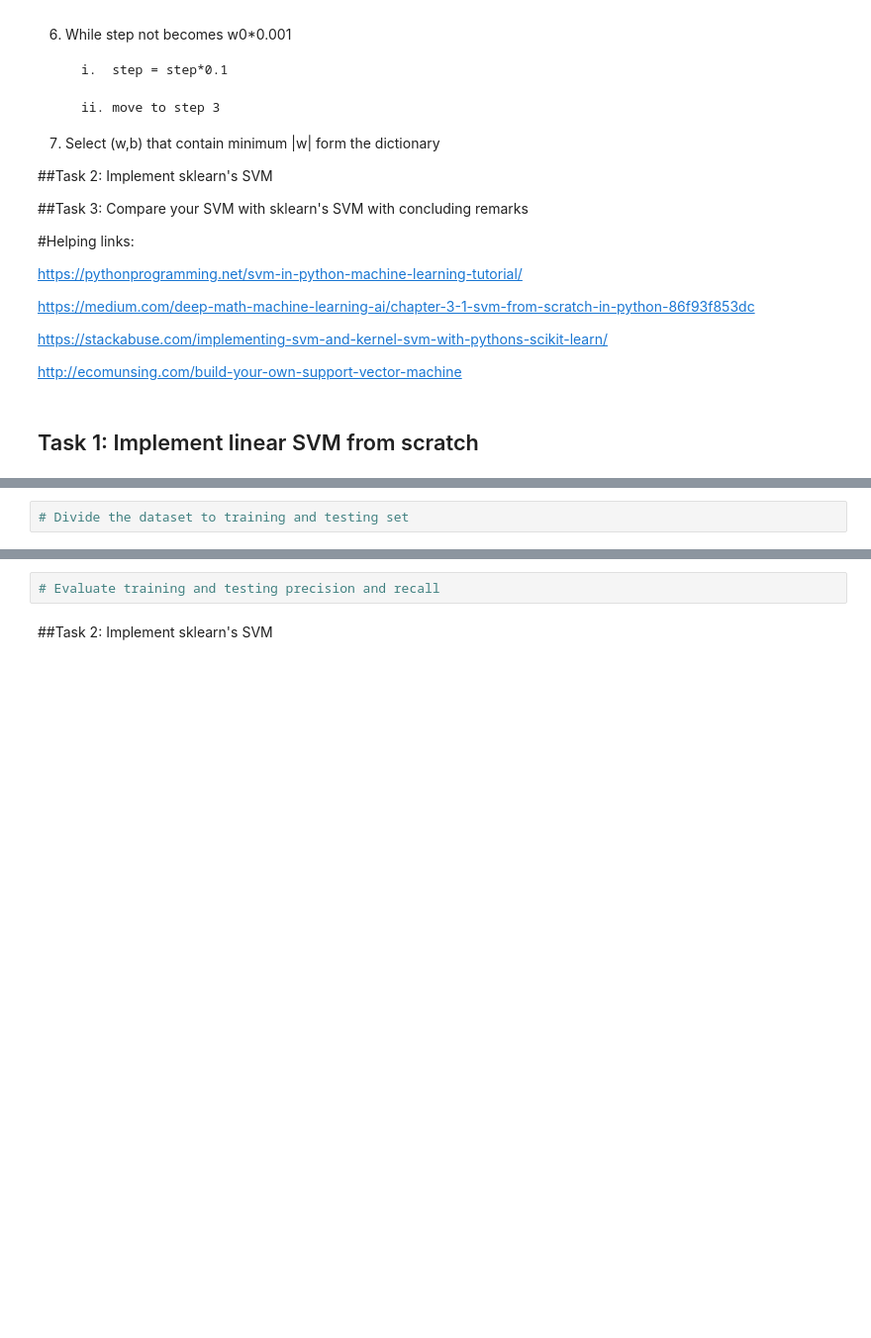
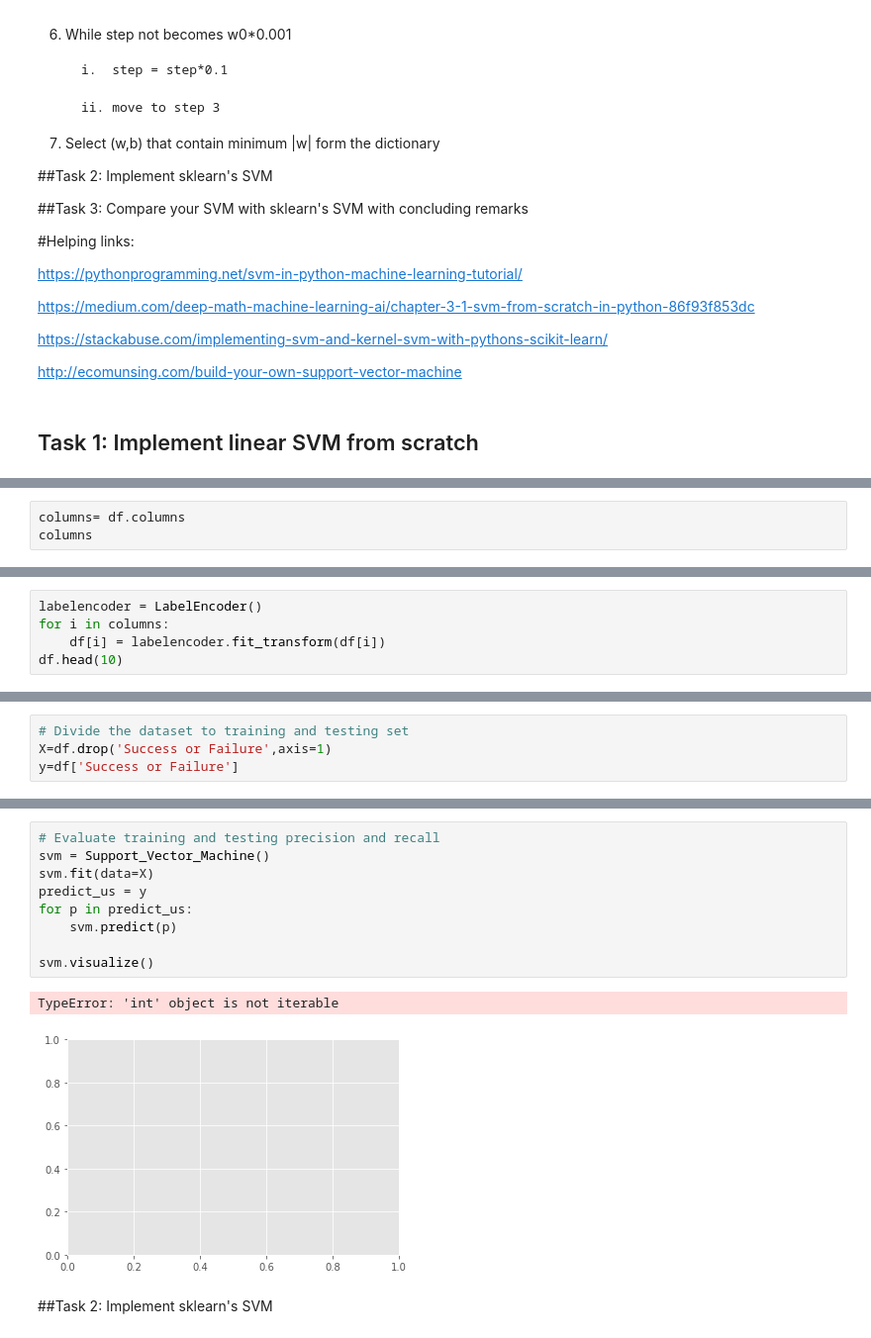
Before and after one commit to Avi-nashkumar/Semester5, a Jupyter notebook: ECSE303L/challenge-week-11/Task_1_Linear_SVM_from_Scratch (1).ipynb, the cells around one changed output, grey strips where cells are left out. Shown: that part at 99% size. Saved outputs shown, nothing was run; the diff lists cells and outputs as text; blank space fills up the shorter version.

```diff
--- a/ECSE303L/challenge-week-11/Task_1_Linear_SVM_from_Scratch (1).ipynb
+++ b/ECSE303L/challenge-week-11/Task_1_Linear_SVM_from_Scratch (1).ipynb
@@ -143,0 +224,3 @@ http://ecomunsing.com/build-your-own-support-vector-machine
+# %%
+columns= df.columns
+columns
@@ -143,0 +239,5 @@ http://ecomunsing.com/build-your-own-support-vector-machine
+# %%
+labelencoder = LabelEncoder()
+for i in columns:
+    df[i] = labelencoder.fit_transform(df[i])
+df.head(10)
@@ -144,2 +270,4 @@ http://ecomunsing.com/build-your-own-support-vector-machine
 # %%
 # Divide the dataset to training and testing set
+X=df.drop('Success or Failure',axis=1)
+y=df['Success or Failure']
@@ -150,5 +415,15 @@ http://ecomunsing.com/build-your-own-support-vector-machine
 # %%
 # Evaluate training and testing precision and recall
+svm = Support_Vector_Machine()
+svm.fit(data=X)
+predict_us = y
+for p in predict_us:
+    svm.predict(p)
+
+svm.visualize()
+# %% [output]
+TypeError: 'int' object is not iterable
+[figure, added]
 # %% [markdown]
 ##Task 2: Implement sklearn's SVM
 # %%
```
Also changed, not shown: parts of 14 cells of this notebook, 1 other file.
